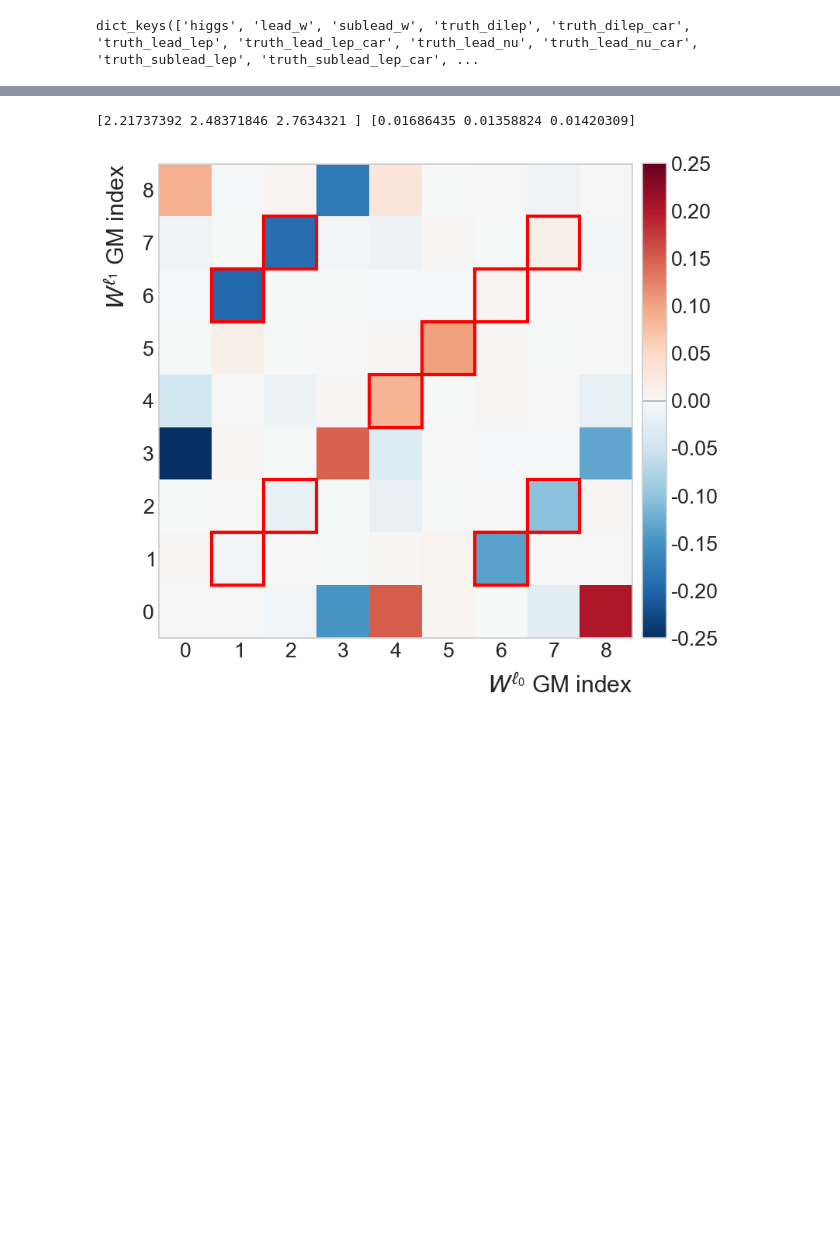
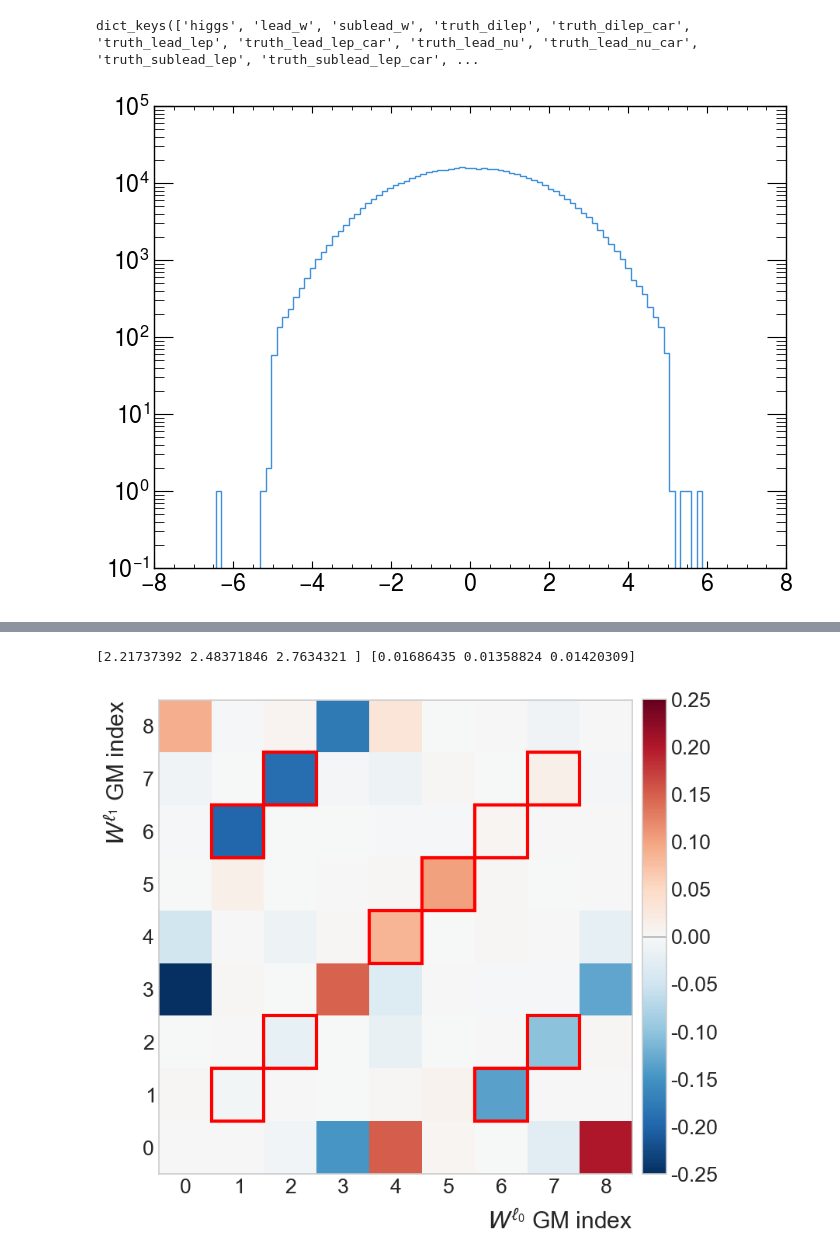
Before and after one commit to yygarypeng/QE-mls, a Jupyter notebook: 12th_trial/truth_main/ggm_analysis_cut.ipynb, the cells around one changed output, grey strips where cells are left out. Cells and saved outputs as stored; diff of their text form; code cells hidden in the pictures; blank space fills up the shorter version.

```diff
--- a/12th_trial/truth_main/ggm_analysis_cut.ipynb
+++ b/12th_trial/truth_main/ggm_analysis_cut.ipynb
@@ -587,6 +588,12 @@ lead_el_mask_car = np.abs(truth_lead_lep_car["pdgId"][0:trim_length]) == 11
 lead_mu_mask_car = np.abs(truth_lead_lep_car["pdgId"][0:trim_length]) == 13
 el_eta_car = np.where(lead_el_mask_car, truth_lead_lep_car["eta"][0:trim_length], truth_sublead_lep_car["eta"][0:trim_length])
 mu_eta_car = np.where(lead_mu_mask_car, truth_lead_lep_car["eta"][0:trim_length], truth_sublead_lep_car["eta"][0:trim_length])
+# %%
+plt.hist(mu_eta, bins=np.linspace(-7, 7, 101), histtype="step", label="lead_lep")
+plt.semilogy()
+plt.show()
+# %% [output]
+[figure, added]
 # %%
 data_test = [mu_eta_car, el_eta_car, truth_lead_lep_car["pt"][0:trim_length], truth_sublead_lep_car["pt"][0:trim_length], truth_dilep_m_car[0:trim_length], truth_met_pt_car[0:trim_length]]
 test_cut = get_cut(data_test, eta_lep_cut=True, eta_el_cut=True, pt_lead_cut=True, pt_sublead_cut=True, m_ll_cut=True, pt_miss_cut=True, fair=True, show=True)
```
Also changed, not shown: parts of 14 cells of this notebook, 6 other files.
